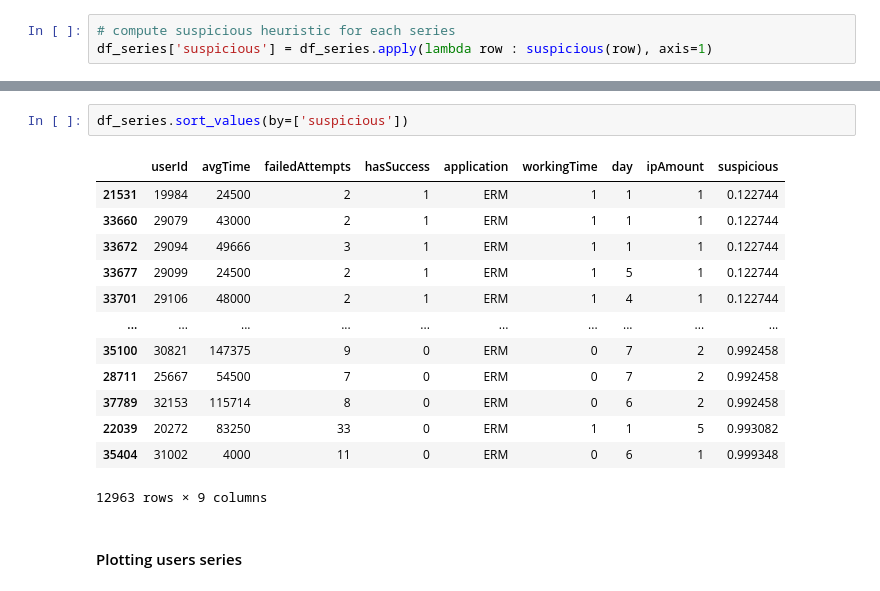
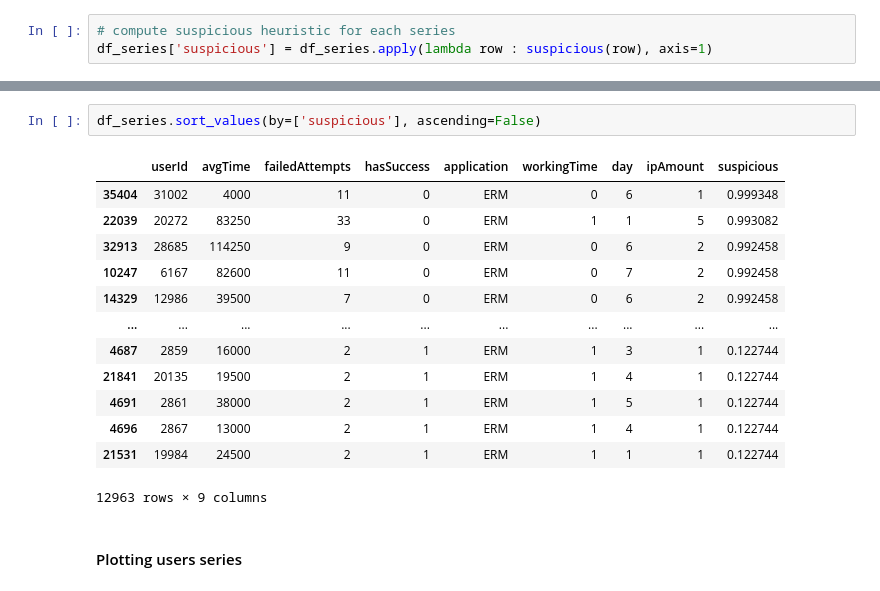
Before and after one commit to carloleo/AI-for-cybersecurity, a Jupyter notebook: AI project.ipynb, the cells around one changed output, grey strips where cells are left out. Cells and saved outputs as stored; diff of their text form.

```diff
--- a/AI project.ipynb
+++ b/AI project.ipynb
@@ -555,20 +555,20 @@ df_series.describe()
 | 75% | 27595.000000 | 71071.000000 | 4.000000 | 1.000000 | 1.000000 | 5.000000 | 1.000000 | 0.746082 |
 | max | 33949.000000 | 282500.000000 | 43.000000 | 1.000000 | 1.000000 | 7.000000 | 5.000000 | 0.999348 |
 # %%
-df_series.sort_values(by=['suspicious'])
+df_series.sort_values(by=['suspicious'], ascending=False)
 # %% [output]
 |  | userId | avgTime | failedAttempts | hasSuccess | application | workingTime | day | ipAmount | suspicious |
+| 35404 | 31002 | 4000 | 11 | 0 | ERM | 0 | 6 | 1 | 0.999348 |
+| 22039 | 20272 | 83250 | 33 | 0 | ERM | 1 | 1 | 5 | 0.993082 |
+| 32913 | 28685 | 114250 | 9 | 0 | ERM | 0 | 6 | 2 | 0.992458 |
+| 10247 | 6167 | 82600 | 11 | 0 | ERM | 0 | 7 | 2 | 0.992458 |
+| 14329 | 12986 | 39500 | 7 | 0 | ERM | 0 | 6 | 2 | 0.992458 |
+| ... | ... | ... | ... | ... | ... | ... | ... | ... | ... |
+| 4687 | 2859 | 16000 | 2 | 1 | ERM | 1 | 3 | 1 | 0.122744 |
+| 21841 | 20135 | 19500 | 2 | 1 | ERM | 1 | 4 | 1 | 0.122744 |
+| 4691 | 2861 | 38000 | 2 | 1 | ERM | 1 | 5 | 1 | 0.122744 |
+| 4696 | 2867 | 13000 | 2 | 1 | ERM | 1 | 4 | 1 | 0.122744 |
 | 21531 | 19984 | 24500 | 2 | 1 | ERM | 1 | 1 | 1 | 0.122744 |
-| 33660 | 29079 | 43000 | 2 | 1 | ERM | 1 | 1 | 1 | 0.122744 |
-| 33672 | 29094 | 49666 | 3 | 1 | ERM | 1 | 1 | 1 | 0.122744 |
-| 33677 | 29099 | 24500 | 2 | 1 | ERM | 1 | 5 | 1 | 0.122744 |
-| 33701 | 29106 | 48000 | 2 | 1 | ERM | 1 | 4 | 1 | 0.122744 |
-| ... | ... | ... | ... | ... | ... | ... | ... | ... | ... |
-| 35100 | 30821 | 147375 | 9 | 0 | ERM | 0 | 7 | 2 | 0.992458 |
-| 28711 | 25667 | 54500 | 7 | 0 | ERM | 0 | 7 | 2 | 0.992458 |
-| 37789 | 32153 | 115714 | 8 | 0 | ERM | 0 | 6 | 2 | 0.992458 |
-| 22039 | 20272 | 83250 | 33 | 0 | ERM | 1 | 1 | 5 | 0.993082 |
-| 35404 | 31002 | 4000 | 11 | 0 | ERM | 0 | 6 | 1 | 0.999348 |
 12963 rows × 9 columns
 # %% [markdown]
 #### Plotting users series
```
Also changed, not shown: parts of 2 cells of this notebook.
